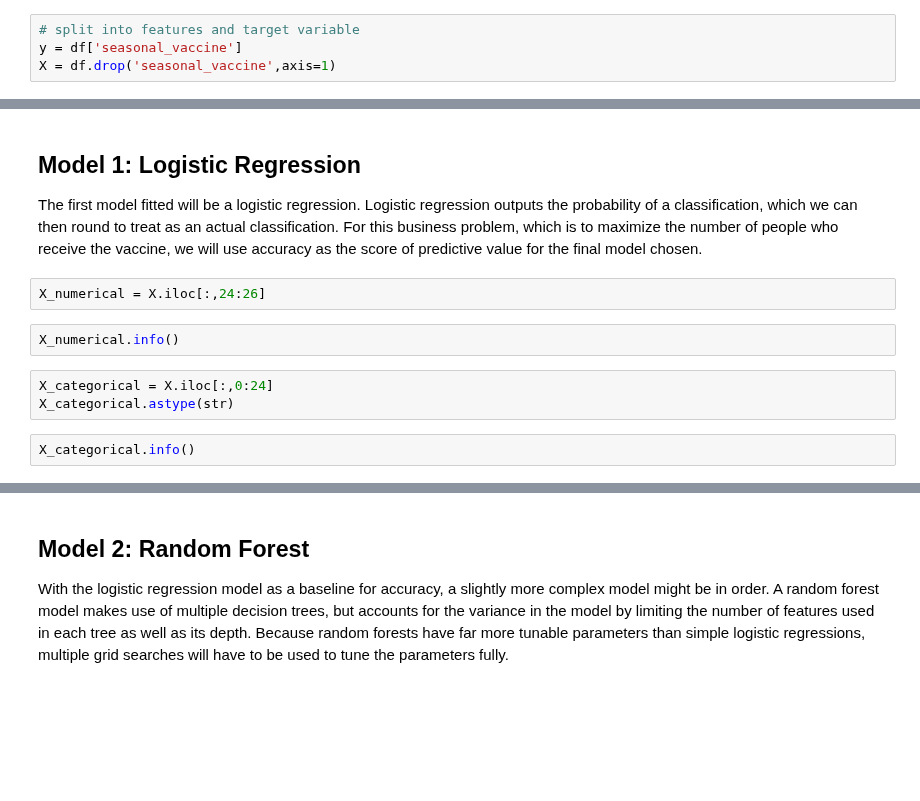
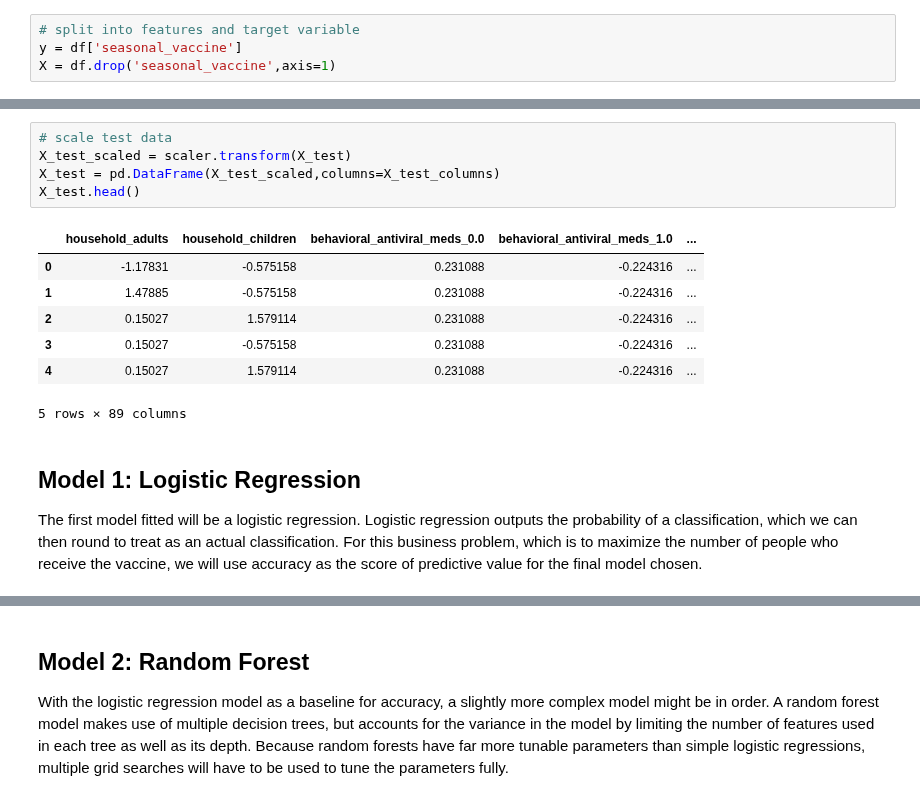
Before and after one commit to adobronyi/predicting_seasonal_flu_vaccines, a Jupyter notebook: student_v1.ipynb, the cells around one changed output, grey strips where cells are left out. Drawn from its saved outputs; the diff is of its cells as text; blank space fills up the shorter version.

```diff
--- a/student_v1.ipynb
+++ b/student_v1.ipynb
@@ -219,13 +263,17 @@ X = df.drop('seasonal_vaccine',axis=1)
+# %%
+# scale test data
+X_test_scaled = scaler.transform(X_test)
+X_test = pd.DataFrame(X_test_scaled,columns=X_test_columns)
+X_test.head()
+# %% [output]
+|  | household_adults | household_children | behavioral_antiviral_meds_0.0 | behavioral_antiviral_meds_1.0 | ... |
+| 0 | -1.17831 | -0.575158 | 0.231088 | -0.224316 | ... |
+| 1 | 1.47885 | -0.575158 | 0.231088 | -0.224316 | ... |
+| 2 | 0.15027 | 1.579114 | 0.231088 | -0.224316 | ... |
+| 3 | 0.15027 | -0.575158 | 0.231088 | -0.224316 | ... |
+| 4 | 0.15027 | 1.579114 | 0.231088 | -0.224316 | ... |
+5 rows × 89 columns
 # %% [markdown]
 ## Model 1: Logistic Regression
 
 The first model fitted will be a logistic regression. Logistic regression outputs the probability of a classification, which we can then round to treat as an actual classification. For this business problem, which is to maximize the number of people who receive the vaccine, we will use accuracy as the score of predictive value for the final model chosen.
-# %%
-X_numerical = X.iloc[:,24:26]
-# %%
-X_numerical.info()
-# %%
-X_categorical = X.iloc[:,0:24]
-X_categorical.astype(str)
-# %%
-X_categorical.info()
```
Also changed, not shown: parts of 110 cells of this notebook.
